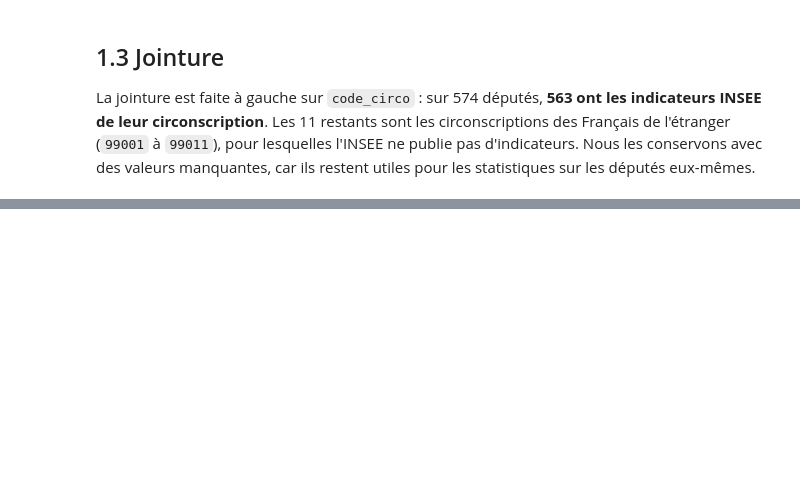
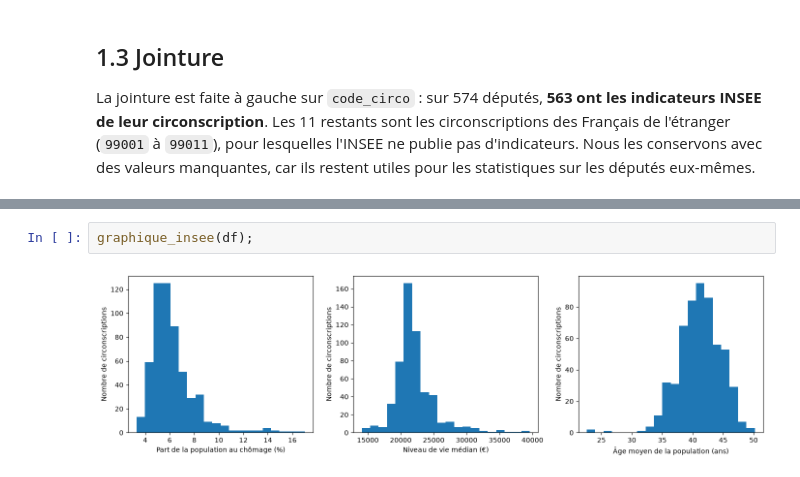
Before and after one commit to leanagzl/Python-pour-la-data-science-S1, a Jupyter notebook: rapport.ipynb, the cells around one changed output, grey strips where cells are left out. Cells and saved outputs as stored; diff of their text form; blank space fills up the shorter version.

```diff
--- a/rapport.ipynb
+++ b/rapport.ipynb
@@ -51,0 +104,4 @@ La jointure est faite à gauche sur `code_circo` : sur 574 députés, **563 ont
+# %%
+graphique_insee(df);
+# %% [output]
+[figure, added]
```
Also changed, not shown: parts of 9 cells of this notebook, 1 other file.
